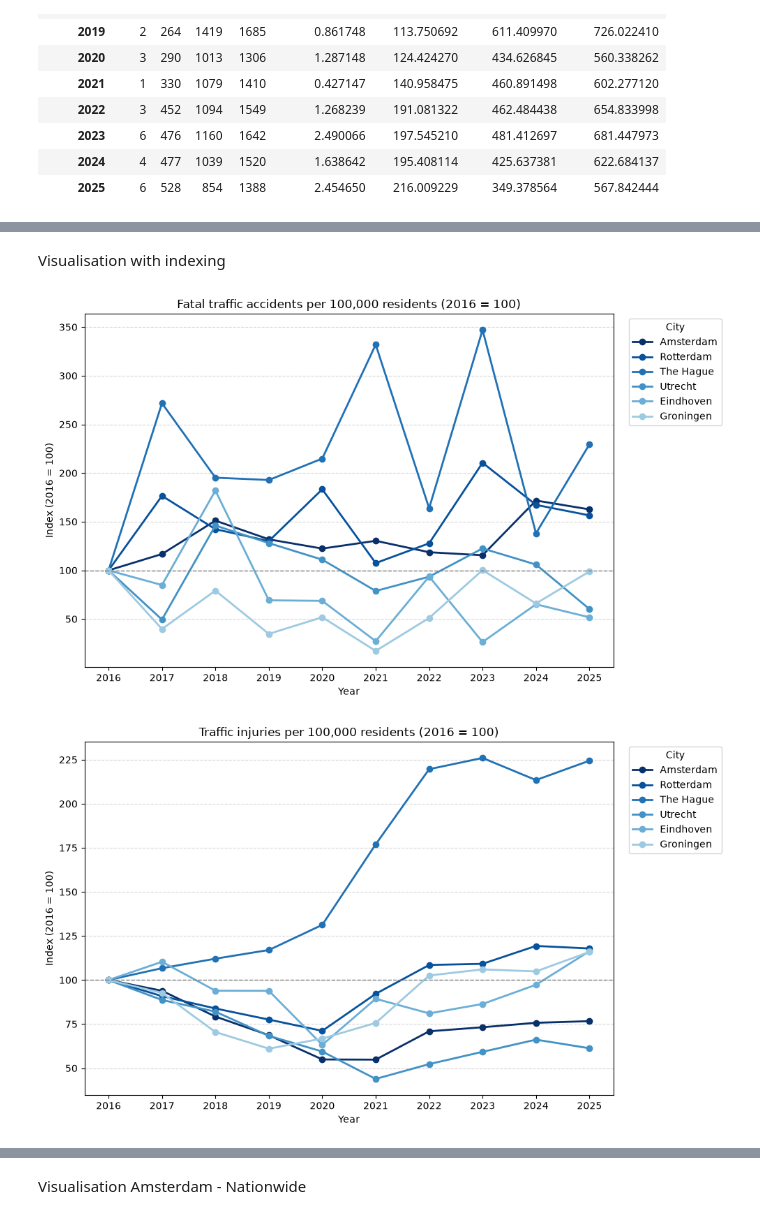
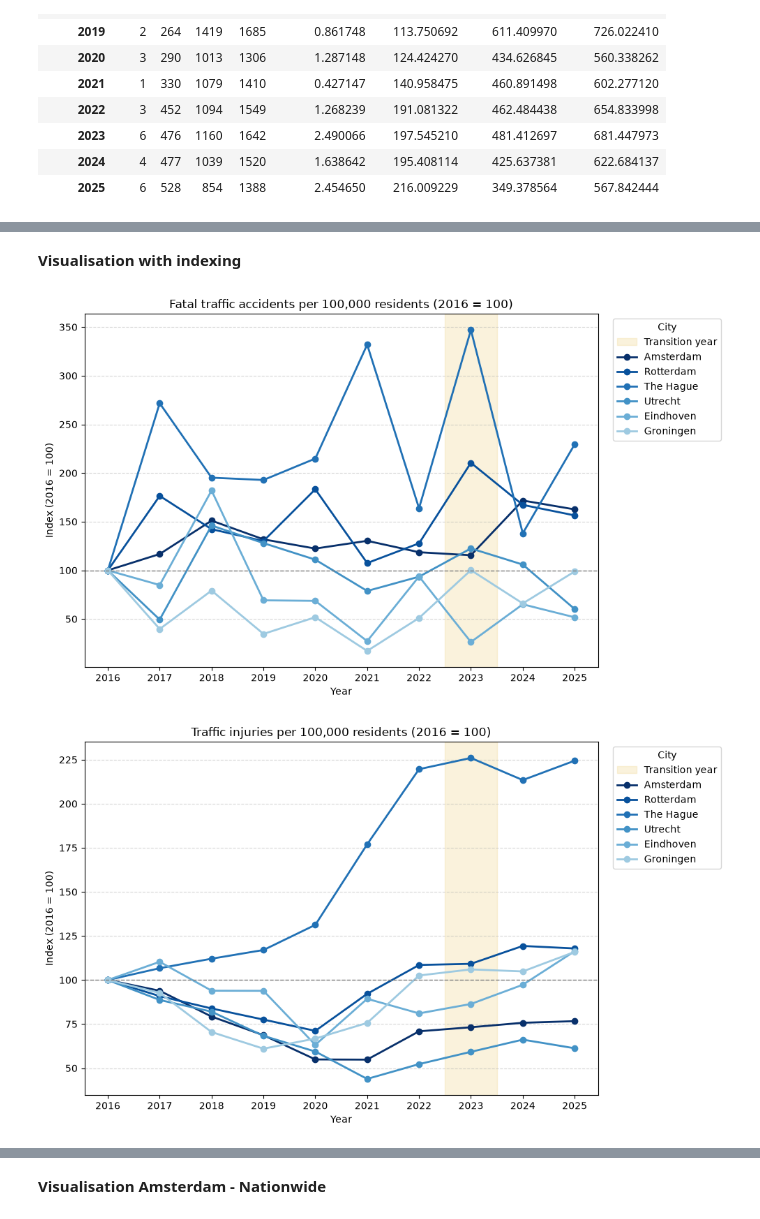
Before and after one commit to LiamLuijtgaarden/Python-Project, a Jupyter notebook: Subquestion 3.ipynb, the cells around one changed output, grey strips where cells are left out. Drawn from its saved outputs; the diff is of its cells as text; code cells hidden in the pictures.

```diff
--- a/Subquestion 3.ipynb
+++ b/Subquestion 3.ipynb
@@ -688,6 +688,13 @@ colors = {
 for column, title in rate_columns.items():
     fig, ax = plt.subplots(figsize=(10, 6))
 
+    ax.axvspan(
+    2022.5, 2023.5,
+    color="#F4DFA8",
+    alpha=0.4,
+    label="Transition year",
+    zorder=0)
+
     for city, city_df in city_data.items():
         ax.plot(
             city_df.index,
@@ -714,5 +721,5 @@ for column, title in rate_columns.items():
 # %% [markdown]
-Visualisation with indexing
+**Visualisation with indexing**
 # %%
 indexed_columns = {
     "DOD_per_100k": "Fatal traffic accidents per 100,000 residents",
@@ -723,34 +730,40 @@ indexed_columns = {
 
 for column, title in indexed_columns.items():
     fig, ax = plt.subplots(figsize=(10, 6))
+    ax.axvspan(
+    2022.5, 2023.5,
+    color="#F4DFA8",
+    alpha=0.4,
+    label="Transition year",
+    zorder=0)
 
     for city, city_df in city_data.items():
         if 2016 not in city_df.index:
             raise ValueError(f"Missing 2016 baseline for {city} ({title})")
 
         baseline = city_df.loc[2016, column]
         if pd.isna(baseline) or baseline == 0:
             raise ValueError(f"Invalid 2016 baseline for {city} ({title}): {baseline}")
 
         indexed_values = city_df[column] / baseline * 100
         ax.plot(
             indexed_values.index,
             indexed_values,
             color=colors[city],
             marker="o",
             linewidth=2,
             label=city,
         )
 
     ax.set_title(f"{title} (2016 = 100)")
     ax.set_xlabel("Year")
     ax.set_ylabel("Index (2016 = 100)")
     ax.set_xticks(years)
     ax.axhline(100, color="gray", linestyle="--", linewidth=1)
     ax.grid(axis="y", linestyle="--", alpha=0.5)
     ax.legend(title="City", bbox_to_anchor=(1.02, 1), loc="upper left")
     fig.tight_layout()
     plt.show()
 # %% [output]
-[figure, old version]
+[figure, new version]
-[figure, old version]
+[figure, new version]
@@ -759,5 +772,5 @@ for column, title in indexed_columns.items():
 # %% [markdown]
-Visualisation Amsterdam - Nationwide
+**Visualisation Amsterdam - Nationwide**
 # %%
 comparison_data = {
     "Amsterdam": severity_yearly_amsterdam_capita,
```
Also changed, not shown: parts of 13 cells of this notebook, 16 other files.
